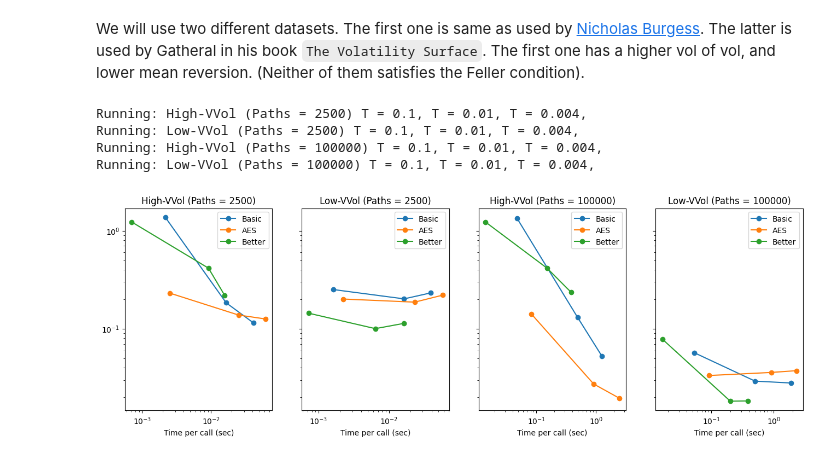
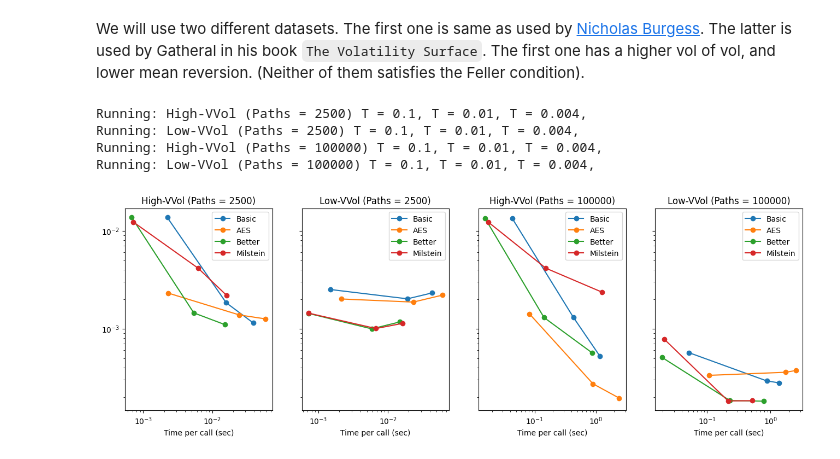
Before and after one commit to qablet-academy/heston_aes, a Jupyter notebook: Model RMSE vs time.ipynb, the cells around one changed output. Saved outputs shown, nothing was run; the diff lists cells and outputs as text; code cells hidden in the pictures.

```diff
--- a/Model RMSE vs time.ipynb
+++ b/Model RMSE vs time.ipynb
@@ -60,7 +60,8 @@ We will use three models. The first two are defined in this repositary. The thir
 models = {
     "Basic": HestonMCBasic,
     "AES": HestonAESMC,
-    "Better": HestonMCBetter,  # Uses Log Euler for spot, antithetic paths, and milstein for vol
+    "Better": HestonMCBetter,  # Uses Log Euler for spot, antithetic paths
+    "Milstein": HestonMCMilstein,  # better + milstein discretization for vol
 }
 # %% [markdown]
 # Mean Square Errors
@@ -77,7 +78,7 @@ def calc_mse(
     for seed in range(1, iters):
         dataset["MC"]["SEED"] = seed
         model = model_cls(dataset)
-        price = opt_price_sim(strike, maturity, "Call", ticker, model)
+        price = opt_price_mc(strike, maturity, "Call", ticker, model)
         errors.append(price - ref_price)
 
     elapsed_time = (time.time() - start_time) / iters
@@ -122,35 +123,35 @@ for i, paths in enumerate([2_500, 100_000]):
             dataset,
         )
 
         df = pd.DataFrame(columns=["Model", "RMSE", "Exec Time"])
         # We are running for 3 different timesteps,
         # However, instead of plotting RMSE vs timestep, we will plot RMSE vs exec time.
         for timestep in [1 / 10, 1 / 100, 1 / 250]:
             print(f"T = {timestep}", end=", ")
             dataset["MC"]["TIMESTEP"] = timestep
             for model_name, model_cls in models.items():
                 err, rmse, elapsed_time = calc_mse(
-                    model=model_cls,
-                    ref_price=ref_price,
-                    dataset=dataset,
+                    model_cls,
+                    ref_price,
+                    dataset,
                 )
-                df.loc[len(df)] = [model_name, rmse, elapsed_time]
+                df.loc[len(df)] = [model_name, rmse / spot, elapsed_time]
 
         ax = axes[i * 2 + j]
         for m, model_name in enumerate(models):
             subdf = df[df["Model"] == model_name]
             ax.loglog(
                 subdf["Exec Time"],
                 subdf["RMSE"],
                 label=model_name,
                 marker="o",
             )
         ax.legend()
         ax.set_xlabel("Time per call (sec)")
         ax.set_title(f"{param_name} (Paths = {paths})")
 # %% [output]
 Running: High-VVol (Paths = 2500) T = 0.1, T = 0.01, T = 0.004,
 Running: Low-VVol (Paths = 2500) T = 0.1, T = 0.01, T = 0.004,
 Running: High-VVol (Paths = 100000) T = 0.1, T = 0.01, T = 0.004,
 Running: Low-VVol (Paths = 100000) T = 0.1, T = 0.01, T = 0.004,
-[figure, old version]
+[figure, new version]
```
Also changed, not shown: parts of 1 cell of this notebook, 6 other files.
